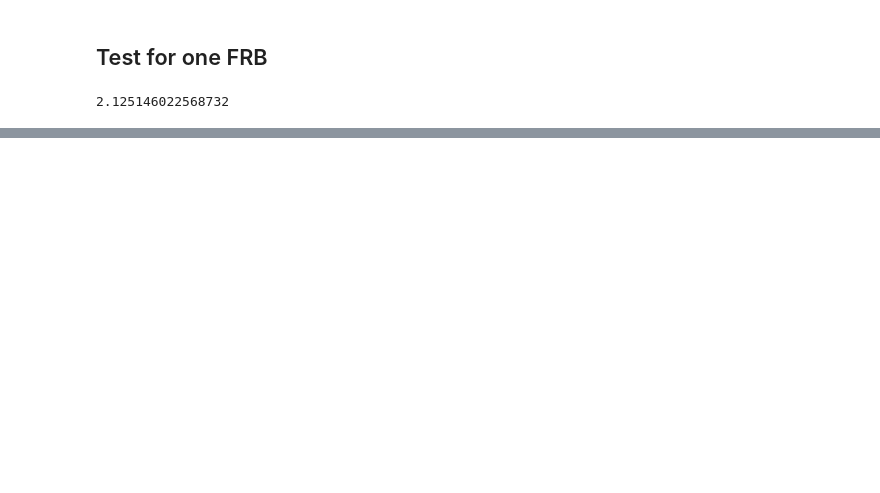
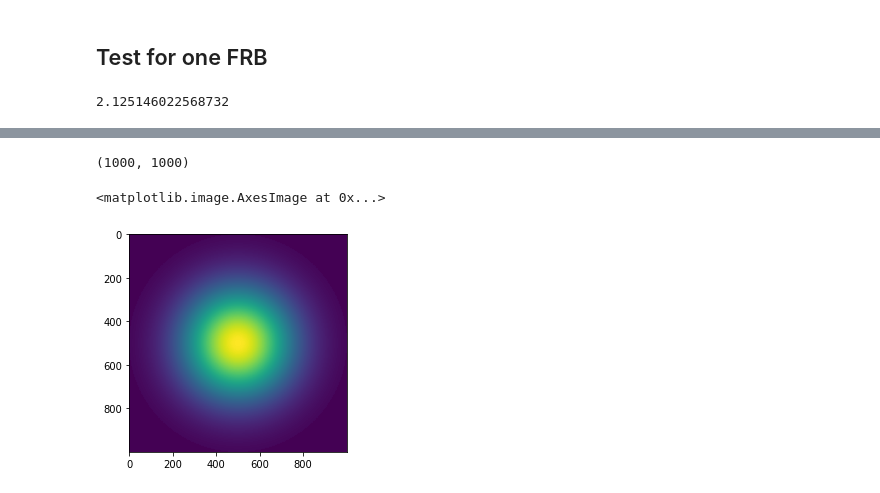
Before and after one commit to FRBs/FRB, a Jupyter notebook: docs/nb/FRB_offsets.ipynb, the cells around one changed output, grey strips where cells are left out. Saved outputs shown, nothing was run; the diff lists cells and outputs as text; code cells hidden in the pictures; blank space fills up the shorter version.

```diff
--- a/docs/nb/FRB_offsets.ipynb
+++ b/docs/nb/FRB_offsets.ipynb
@@ -58,0 +128,18 @@ gauss_2d(sep,sepx,sepy)
+# %%
+#analytical 2d gaussian
+def gauss_2da(x,y, sma, smb):
+
+    e_x = np.exp(-(x-frb_ra)**2/(sma/2)**2)
+    e_y = np.exp(-(y-frb_dec)**2/(smb/2)**2)
+
+    print(np.shape(e_x))
+    w = e_x * e_y
+    return w
+# %%
+w = gauss_2da(xx, yy, a, b)
+w[~in_ellipse] =0
+plt.imshow(w)
+# %% [output]
+(1000, 1000)
+<matplotlib.image.AxesImage at 0x...>
+[figure, added]
```
Also changed, not shown: parts of 12 cells of this notebook.
